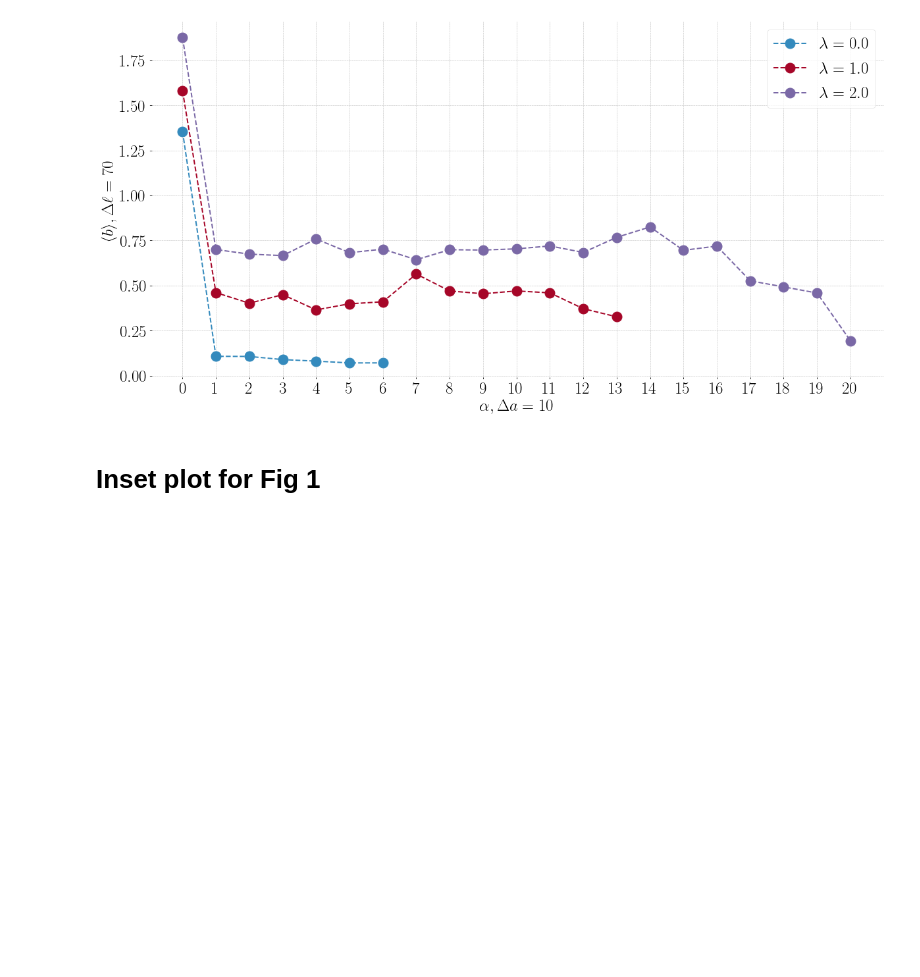
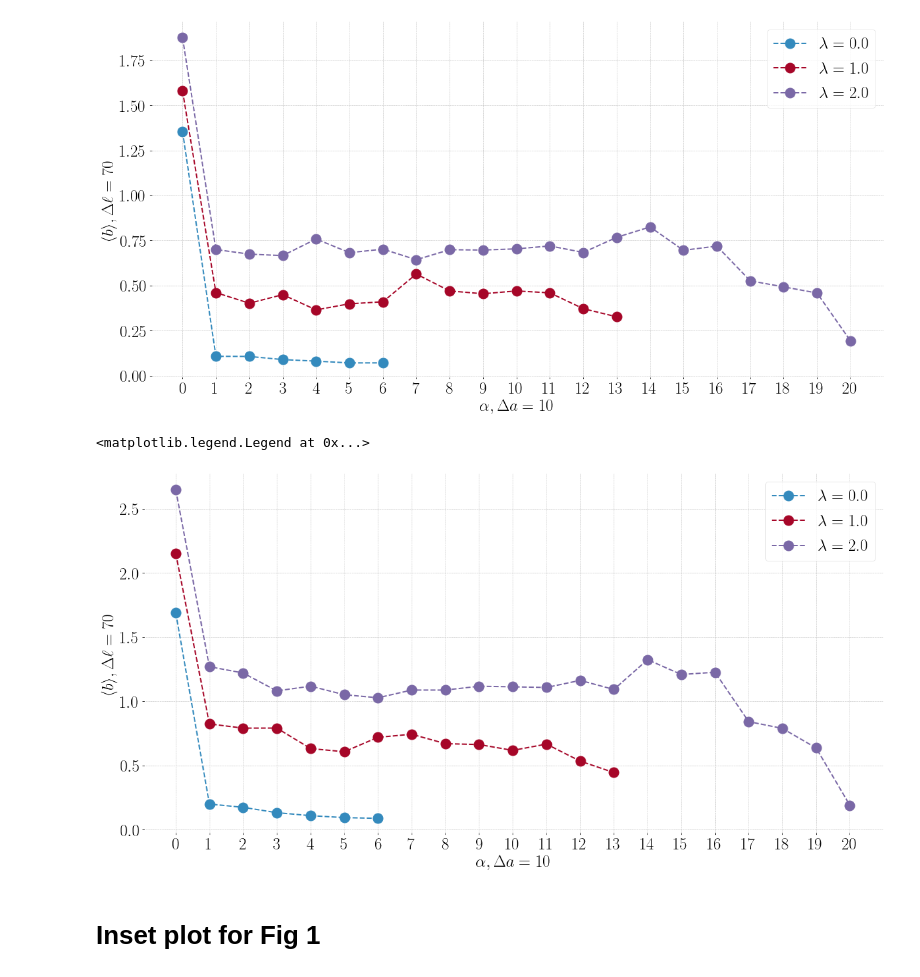
Before and after one commit to nitnelav27/comm_patterns, a Jupyter notebook: 202106.ipynb, the cells around one changed output. Saved outputs shown, nothing was run; the diff lists cells and outputs as text; code cells hidden in the pictures; blank space fills up the shorter version.

```diff
--- a/202106.ipynb
+++ b/202106.ipynb
@@ -723,0 +724,2 @@ This block took 0:00:08.395275
+# %%
+dff2 = pc.get_f(callsnc[3]['all'], 'all', 10, 70)
@@ -723,0 +736,6 @@ This block took 0:00:08.395275
+# %%
+alldff2 = copy.deepcopy(dff2)
+print(len(alldff2.keys()))
+for ego in dffit2nc['all'].keys():
+    alldff2[ego] = dffit2nc['all'][ego]
+print(len(alldff2.keys()))
@@ -724,3 +745,6 @@ This block took 0:00:08.395275
+# %%
+bnc = get_b(alldff2, 'alpha')
+updatefig1 = pc.plot_g(bnc, 'alpha')
 # %%
 plt.ylabel(fr"$\langle b \rangle, \Delta \ell = 70$")
 plt.xlabel(r"$\alpha, \Delta a = 10$")
@@ -731,6 +755,16 @@ plt.legend()
 # %% [output]
 <matplotlib.legend.Legend at 0x...>
 [figure]
+# %%
+plt.ylabel(fr"$\langle b \rangle, \Delta \ell = 70$")
+plt.xlabel(r"$\alpha, \Delta a = 10$")
+plt.xticks(range(21))
+for lamb in updatefig1.keys():
+    plt.plot(updatefig1[int(lamb)].index, updatefig1[int(lamb)]['alpha'], marker="o", markersize=15, ls="--", c=colors[int(lamb)], label=fr'$\lambda = {lamb}$')
+plt.legend()
+# %% [output]
+<matplotlib.legend.Legend at 0x...>
+[figure, added]
 # %%
 def get_plateau(series, allowed=0.5):
     x = list(series.index)
```
Also changed, not shown: parts of 19 cells of this notebook.
